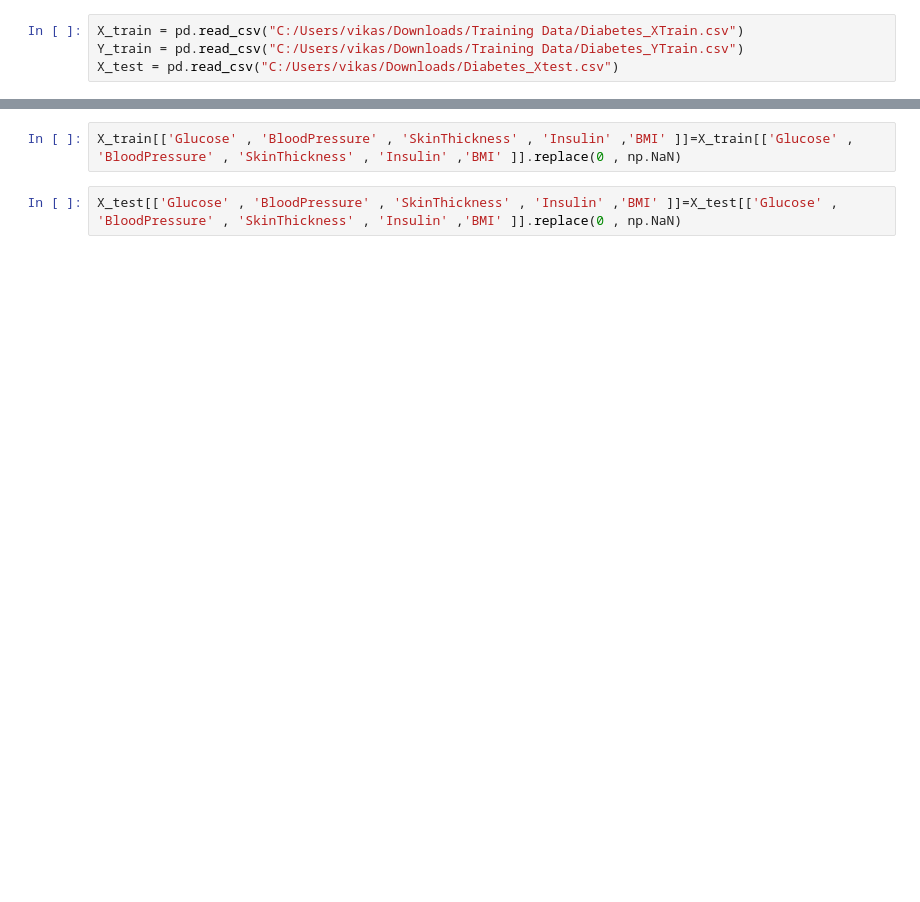
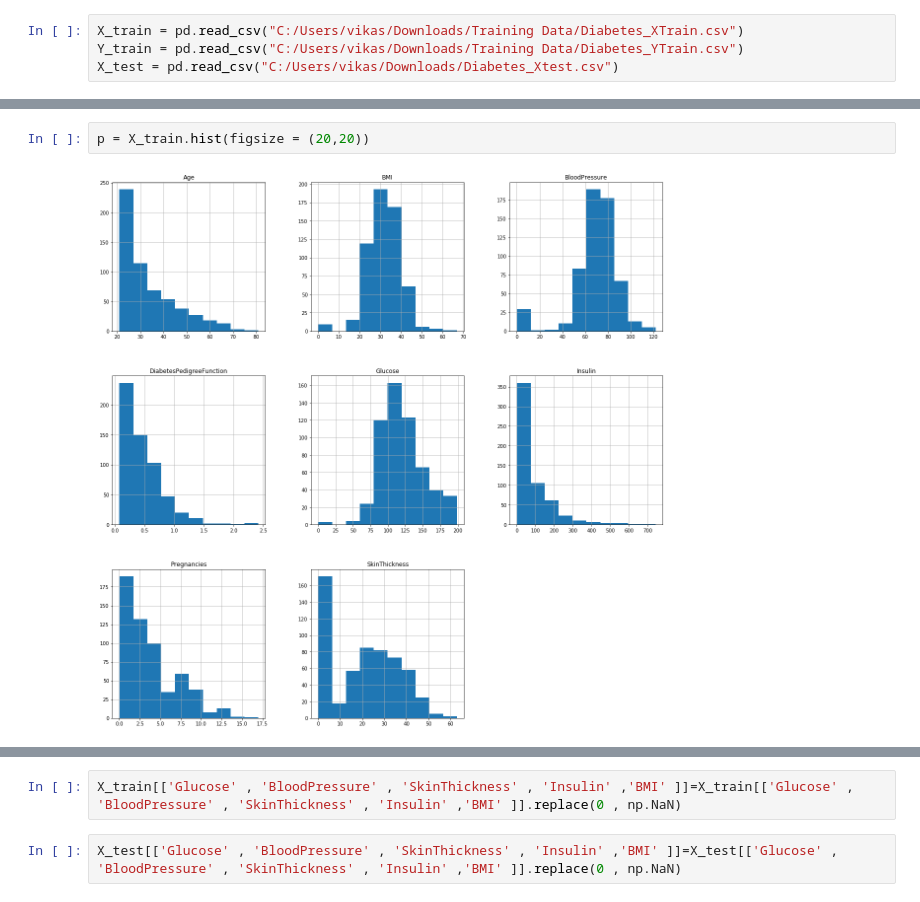
Before and after one commit to vikasyadav87500/Diabetes-Predictor, a Jupyter notebook: Diabetes-Predictor.ipynb, the cells around one changed output, grey strips where cells are left out. Cells and saved outputs as stored; diff of their text form; blank space fills up the shorter version.

```diff
--- a/Diabetes-Predictor.ipynb
+++ b/Diabetes-Predictor.ipynb
@@ -31,0 +90,4 @@ print(X_test['Insulin'].mean())
+# %%
+p = X_train.hist(figsize = (20,20))
+# %% [output]
+[figure, added]
```
Also changed, not shown: parts of 42 cells of this notebook.
